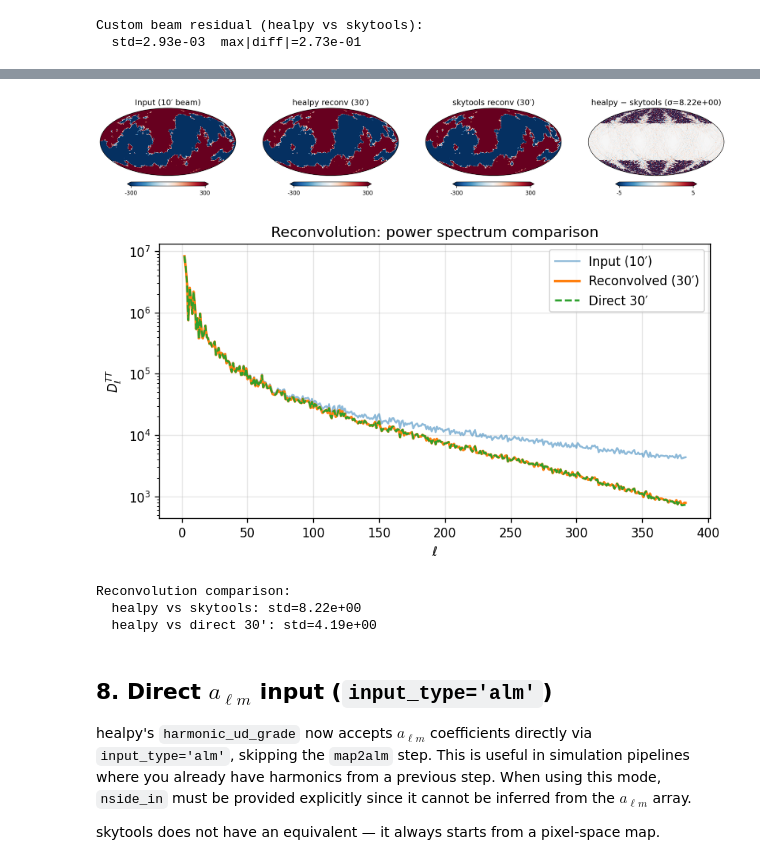
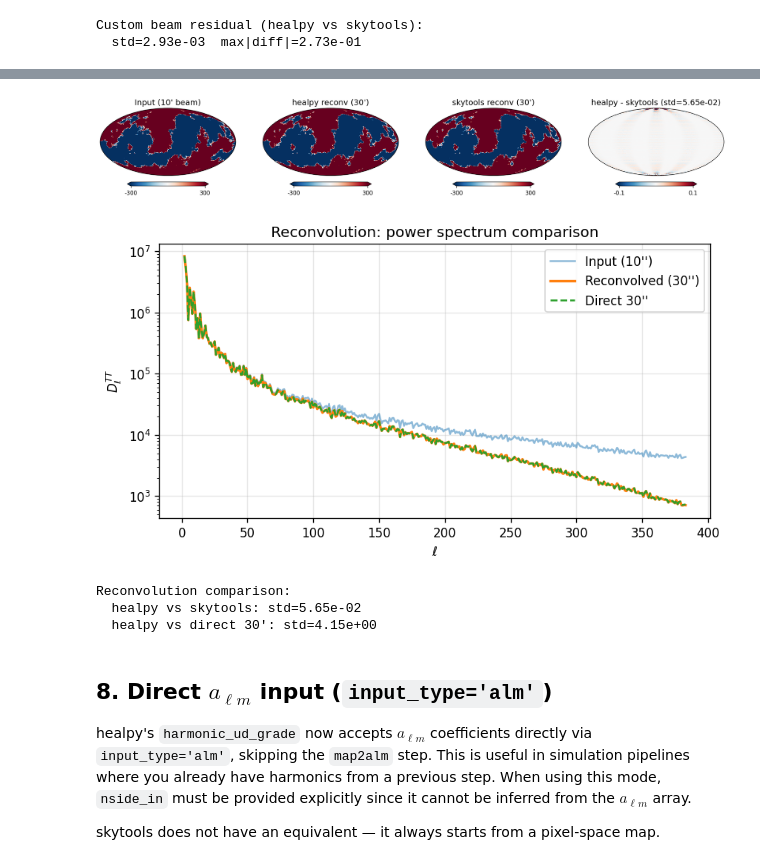
Before and after one commit to zonca/zonca.dev, a Jupyter notebook: posts/2026-05-05-healpy-skytools-change-resolution.ipynb, the cells around one changed output, grey strips where cells are left out. Saved outputs shown, nothing was run; the diff lists cells and outputs as text; code cells hidden in the pictures.

```diff
--- a/posts/2026-05-05-healpy-skytools-change-resolution.ipynb
+++ b/posts/2026-05-05-healpy-skytools-change-resolution.ipynb
@@ -411,7 +420,7 @@ cls_in = planck_like_cls(LMAX)
 alm = hp.synalm(cls_in[0], lmax=LMAX)
 map_smooth10 = hp.alm2map(alm, nside=NSIDE, fwhm=fwhm_10_rad)
 
-# healpy: reconvolve from 10′ to 30′ at same NSIDE
+# healpy: use_pixel_weights=False avoids deconvolution artifacts
 map_hp_reconv = hp.harmonic_ud_grade(
     map_smooth10,
     nside_out=NSIDE,
@@ -419,6 +428,7 @@ map_hp_reconv = hp.harmonic_ud_grade(
     pixwin=False,
     fwhm_in=fwhm_10_rad,
     fwhm_out=fwhm_30_rad,
+    use_pixel_weights=False,
 )
 
 # skytools: same (nside_out defaults to input NSIDE)
@@ -431,49 +441,49 @@ map_st_reconv = st.change_resolution(
     fwhm_out=fwhm_30_arcmin,
 )
 
-# Reference: directly smooth at 30′ from the original alm
+# Reference: directly smooth at 30' from the original alm
 map_ref_30 = hp.alm2map(alm, nside=NSIDE, fwhm=fwhm_30_rad)
 
 res_reconv = map_hp_reconv - map_st_reconv
 res_vs_ref = map_hp_reconv - map_ref_30
 
 fig = plt.figure(figsize=(16, 3.5))
 for i, (m, title, vmin, vmax) in enumerate([
-    (map_smooth10, "Input (10′ beam)", -300, 300),
-    (map_hp_reconv, "healpy reconv (30′)", -300, 300),
-    (map_st_reconv, "skytools reconv (30′)", -300, 300),
-    (res_reconv, f"healpy − skytools (σ={res_reconv.std():.2e})", -5, 5),
+    (map_smooth10, "Input (10' beam)", -300, 300),
+    (map_hp_reconv, "healpy reconv (30')", -300, 300),
+    (map_st_reconv, "skytools reconv (30')", -300, 300),
+    (res_reconv, f"healpy - skytools (std={res_reconv.std():.2e})", -0.1, 0.1),
 ]):
     hp.projview(m, title=title, min=vmin, max=vmax,
                 cmap="RdBu_r", sub=(1, 4, i + 1))
 plt.show()
 
 # Check spectra
 cl_input = hp.anafast(map_smooth10, lmax=LMAX)
 cl_reconv = hp.anafast(map_hp_reconv, lmax=LMAX)
 cl_ref = hp.anafast(map_ref_30, lmax=LMAX)
 
 fig, ax = plt.subplots(figsize=(8, 4))
 ells = np.arange(2, LMAX + 1)
-ax.semilogy(ells, cl_input[2:] * ells * (ells + 1) / (2*np.pi), label="Input (10′)", alpha=0.5)
-ax.semilogy(ells, cl_reconv[2:] * ells * (ells + 1) / (2*np.pi), label="Reconvolved (30′)", lw=2)
-ax.semilogy(ells, cl_ref[2:] * ells * (ells + 1) / (2*np.pi), label="Direct 30′", ls="--", lw=1.5)
+ax.semilogy(ells, cl_input[2:] * ells * (ells + 1) / (2*np.pi), label="Input (10'')", alpha=0.5)
+ax.semilogy(ells, cl_reconv[2:] * ells * (ells + 1) / (2*np.pi), label="Reconvolved (30'')", lw=2)
+ax.semilogy(ells, cl_ref[2:] * ells * (ells + 1) / (2*np.pi), label="Direct 30''", ls="--", lw=1.5)
 ax.set_xlabel(r"$\ell$")
 ax.set_ylabel(r"$D_\ell^{TT}$")
 ax.set_title("Reconvolution: power spectrum comparison")
 ax.legend()
 ax.grid(alpha=0.3)
 plt.show()
 
 print(f"\nReconvolution comparison:")
 print(f"  healpy vs skytools: std={res_reconv.std():.2e}")
-print(f"  healpy vs direct 30′: std={res_vs_ref.std():.2e}")
+print(f"  healpy vs direct 30': std={res_vs_ref.std():.2e}")
 # %% [output]
-[figure, old version]
+[figure, new version]
-[figure, old version]
+[figure, new version]
 Reconvolution comparison:
-  healpy vs skytools: std=8.22e+00
-  healpy vs direct 30′: std=4.19e+00
+  healpy vs skytools: std=5.65e-02
+  healpy vs direct 30': std=4.15e+00
 # %% [markdown]
 ## 8. Direct $a_{\ell m}$ input (`input_type='alm'`)
 
```
Also changed, not shown: parts of 2 cells of this notebook.
